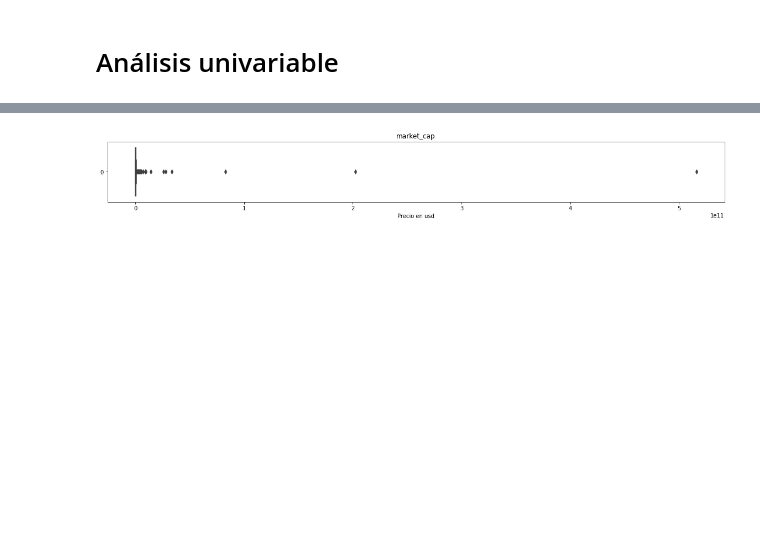
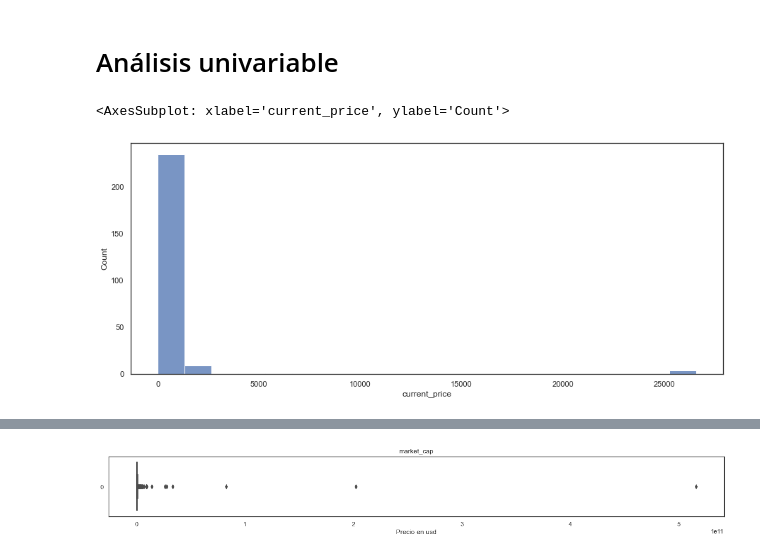
Before and after one commit to Galo0000/Analitics_Proyect_Cryptocurrency, a Jupyter notebook: EDA.ipynb, the cells around one changed output, grey strips where cells are left out. Cells and saved outputs as stored; diff of their text form; code cells hidden in the pictures; blank space fills up the shorter version.

```diff
--- a/EDA.ipynb
+++ b/EDA.ipynb
@@ -189,5 +168,11 @@ df_global.head()
 # %% [markdown]
 # Análisis univariable
+# %%
+plt.figure(figsize=(15, 6))
+sns.histplot(data=df_global,x='current_price',bins=20)
+# %% [output]
+<AxesSubplot: xlabel='current_price', ylabel='Count'>
+[figure, added]
 # %%
 plt.figure(figsize=(15, 6))
 sns.histplot(data=df_global,x='market_cap',bins=15)
```
Also changed, not shown: parts of 26 cells of this notebook, 1 other file.
